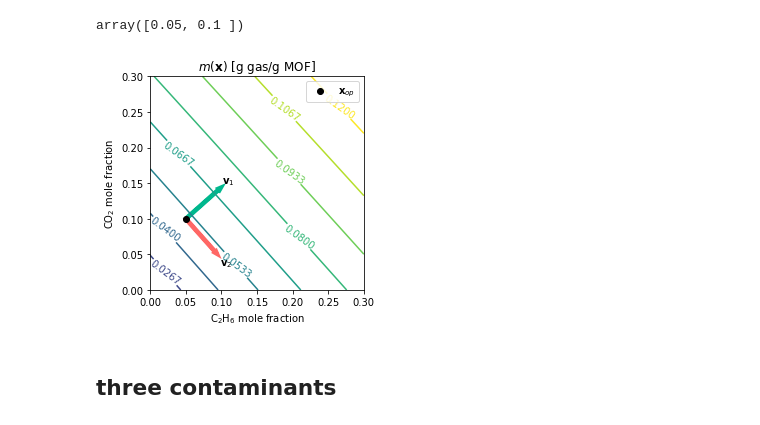
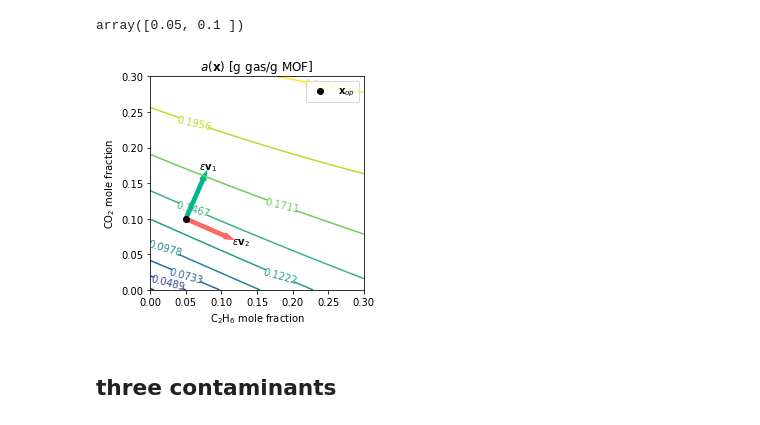
Before and after one commit to SimonEnsemble/unresponsive_directions_in_sensors, a Jupyter notebook: IAST.ipynb, the cells around one changed output. Saved outputs shown, nothing was run; the diff lists cells and outputs as text; code cells hidden in the pictures.

```diff
--- a/IAST.ipynb
+++ b/IAST.ipynb
@@ -200,7 +200,7 @@ adsorbed_mass(mof, mol_fxns)
 # a single-MOF sensor
 # %%
 mof = "Co-MOF-74"
-mof = "HKUST-1"
+# mof = "HKUST-1"
 # %%
 """
 convert mol fraction vector with contaminant mole fractions into a mol_fxn dictionary.
@@ -294,28 +294,28 @@ mof_to_levels = {'HKUST-1': np.linspace(0.0, 0.12, 10),
 # %%
 fig, ax = plt.subplots()
 # option to show an image
 # ims = ax.imshow(M, extent=[x_1[0], x_1[-1], x_2[0], x_2[-1]],
 #                origin='lower',
 #                cmap='viridis', alpha=0.5)
 # plt.colorbar(ims, label="$m$ [g gas/g MOF]")
 CS = ax.contour(X_1, X_2, M, levels=mof_to_levels[mof], vmin=0.0, vmax=np.max(mof_to_levels[mof]))# , colors="k")
 # plt.colorbar(CS, label="$m$ [g gas/g MOF]")
 ax.clabel(CS, inline=True) # labels contours with numbers
-ax.set_title("$m(\mathbf{x})$ [g gas/g MOF]")
+ax.set_title("$a(\mathbf{x})$ [g gas/g MOF]")
 ax.set_xlabel(gas_to_label[contaminants[0]] + " mole fraction")
 ax.set_ylabel(gas_to_label[contaminants[1]] + " mole fraction")
 # sketch operating point and directions
 plt.scatter(x_op[0], x_op[1], color="k", label="$\mathbf{x}_{op}$", zorder=1000)
-sketch_vector(x_op, -v1/15, label="$\mathbf{v}_1$", color=cool_colors["green"], dx_mag=0.0125)
-sketch_vector(x_op, -v2/15, label="$\mathbf{v}_2$", color=cool_colors["red"], dx_mag=0.0175)
+sketch_vector(x_op, -v1/15, label="$\epsilon\mathbf{v}_1$", color=cool_colors["green"], dx_mag=0.0125)
+sketch_vector(x_op, -v2/15, label="$\epsilon\mathbf{v}_2$", color=cool_colors["red"], dx_mag=0.0175)
 plt.legend()
 # plt.plot([x_op[0], x_op[0] - v1[0]/10], [x_op[1], x_op[1] - v1[1]/10], color='k')
 # plt.plot([x_op[0], x_op[0] - v2[0]/10], [x_op[1], x_op[1] - v2[1]/10], color='k')
 plt.gca().set_aspect('equal', 'box')
 plt.tight_layout()
 plt.savefig(mof + "_" + contaminants[0] + "_" + contaminants[1] + ".pdf", format="pdf", bbox_inches="tight")
 # %% [output]
-[figure, old version]
+[figure, new version]
 # %% [markdown]
 ## three contaminants
 # %%
```
Also changed, not shown: parts of 1 cell of this notebook.
